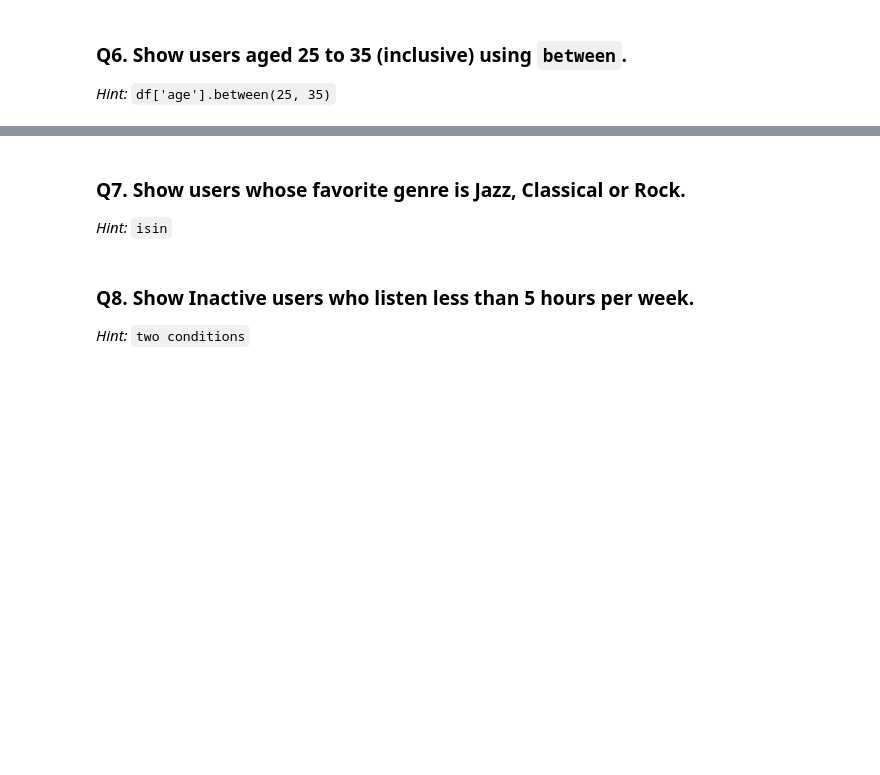
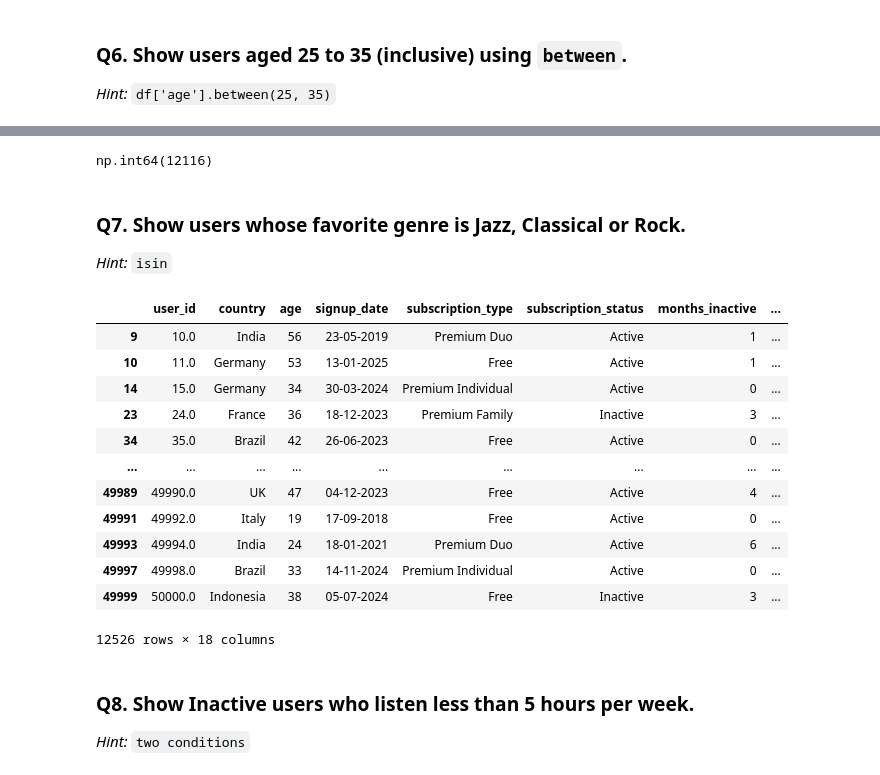
Before and after one commit to shiva3994/Python, a Jupyter notebook: Spotify_User_Behv/Day03_Filtering_Rows_with_Conditions_PRACTICE.ipynb, the cells around one changed output, grey strips where cells are left out. Saved outputs shown, nothing was run; the diff lists cells and outputs as text; code cells hidden in the pictures; blank space fills up the shorter version.

```diff
--- a/Spotify_User_Behv/Day03_Filtering_Rows_with_Conditions_PRACTICE.ipynb
+++ b/Spotify_User_Behv/Day03_Filtering_Rows_with_Conditions_PRACTICE.ipynb
@@ -181,7 +243,27 @@ df[df['country'].isin(['USA','UK'])]
+# %%
+df['age'].between(25,35).sum()
+# %% [output]
+np.int64(12116)
 # %% [markdown]
 ### Q7. Show users whose favorite genre is Jazz, Classical or Rock.
 
 *Hint:* `isin`
+# %%
+df[df['favorite_genre'].isin(['Jazz','Classical','Rock'])]
+# %% [output]
+|  | user_id | country | age | signup_date | subscription_type | subscription_status | months_inactive | ... |
+| 9 | 10.0 | India | 56 | 23-05-2019 | Premium Duo | Active | 1 | ... |
+| 10 | 11.0 | Germany | 53 | 13-01-2025 | Free | Active | 1 | ... |
+| 14 | 15.0 | Germany | 34 | 30-03-2024 | Premium Individual | Active | 0 | ... |
+| 23 | 24.0 | France | 36 | 18-12-2023 | Premium Family | Inactive | 3 | ... |
+| 34 | 35.0 | Brazil | 42 | 26-06-2023 | Free | Active | 0 | ... |
+| ... | ... | ... | ... | ... | ... | ... | ... | ... |
+| 49989 | 49990.0 | UK | 47 | 04-12-2023 | Free | Active | 4 | ... |
+| 49991 | 49992.0 | Italy | 19 | 17-09-2018 | Free | Active | 0 | ... |
+| 49993 | 49994.0 | India | 24 | 18-01-2021 | Premium Duo | Active | 6 | ... |
+| 49997 | 49998.0 | Brazil | 33 | 14-11-2024 | Premium Individual | Active | 0 | ... |
+| 49999 | 50000.0 | Indonesia | 38 | 05-07-2024 | Free | Inactive | 3 | ... |
+12526 rows × 18 columns
 # %% [markdown]
 ### Q8. Show Inactive users who listen less than 5 hours per week.
 
```
Also changed, not shown: parts of 4 cells of this notebook.
